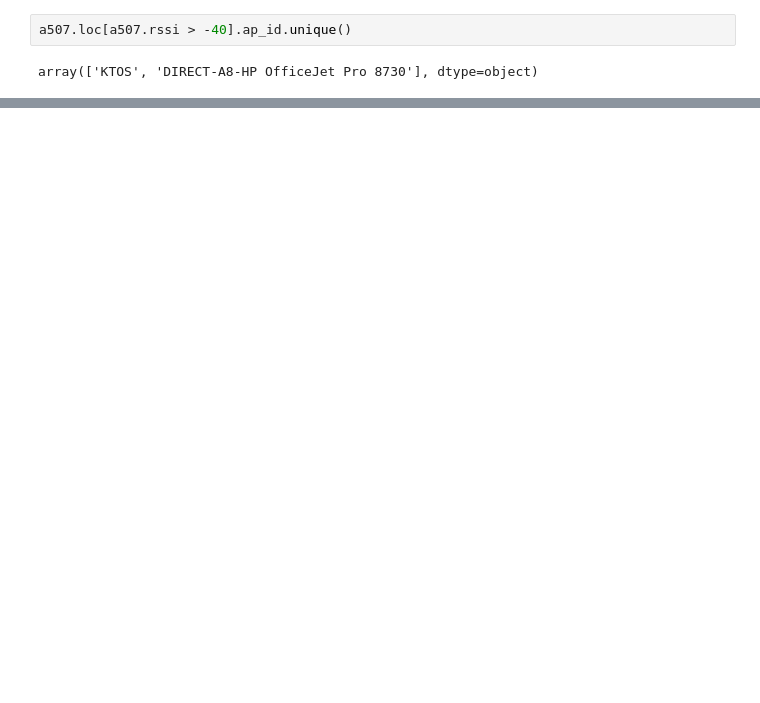
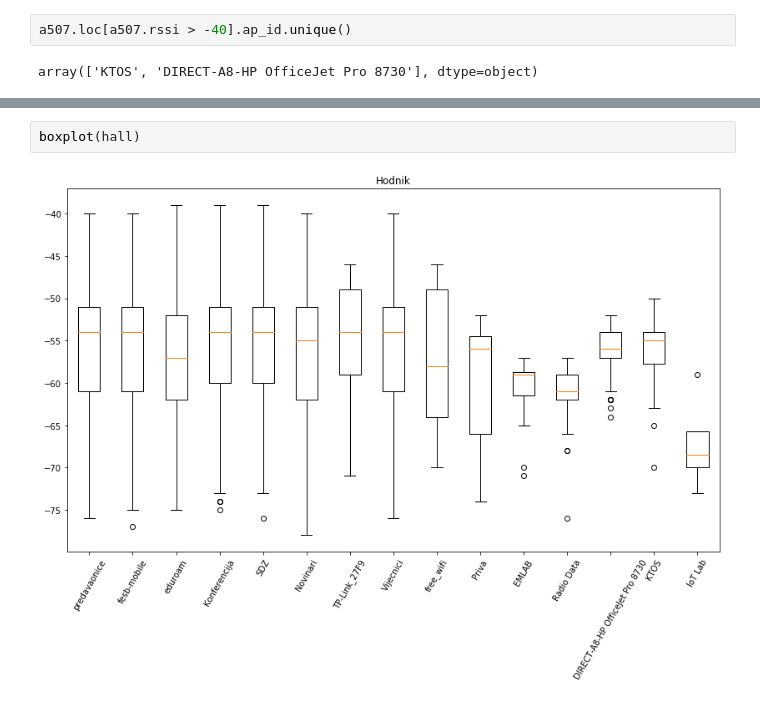
Before and after one commit to TomislavZupanovic/Wifi-Localization, a Jupyter notebook: notebook/data_analysis.ipynb, the cells around one changed output, grey strips where cells are left out. Cells and saved outputs as stored; diff of their text form; blank space fills up the shorter version.

```diff
--- a/notebook/data_analysis.ipynb
+++ b/notebook/data_analysis.ipynb
@@ -28,0 +61,4 @@ plt.xticks(range(1,18),ap, rotation=60);
+# %%
+boxplot(hall)
+# %% [output]
+[figure, added]
```
Also changed, not shown: parts of 10 cells of this notebook, 1 other file.
